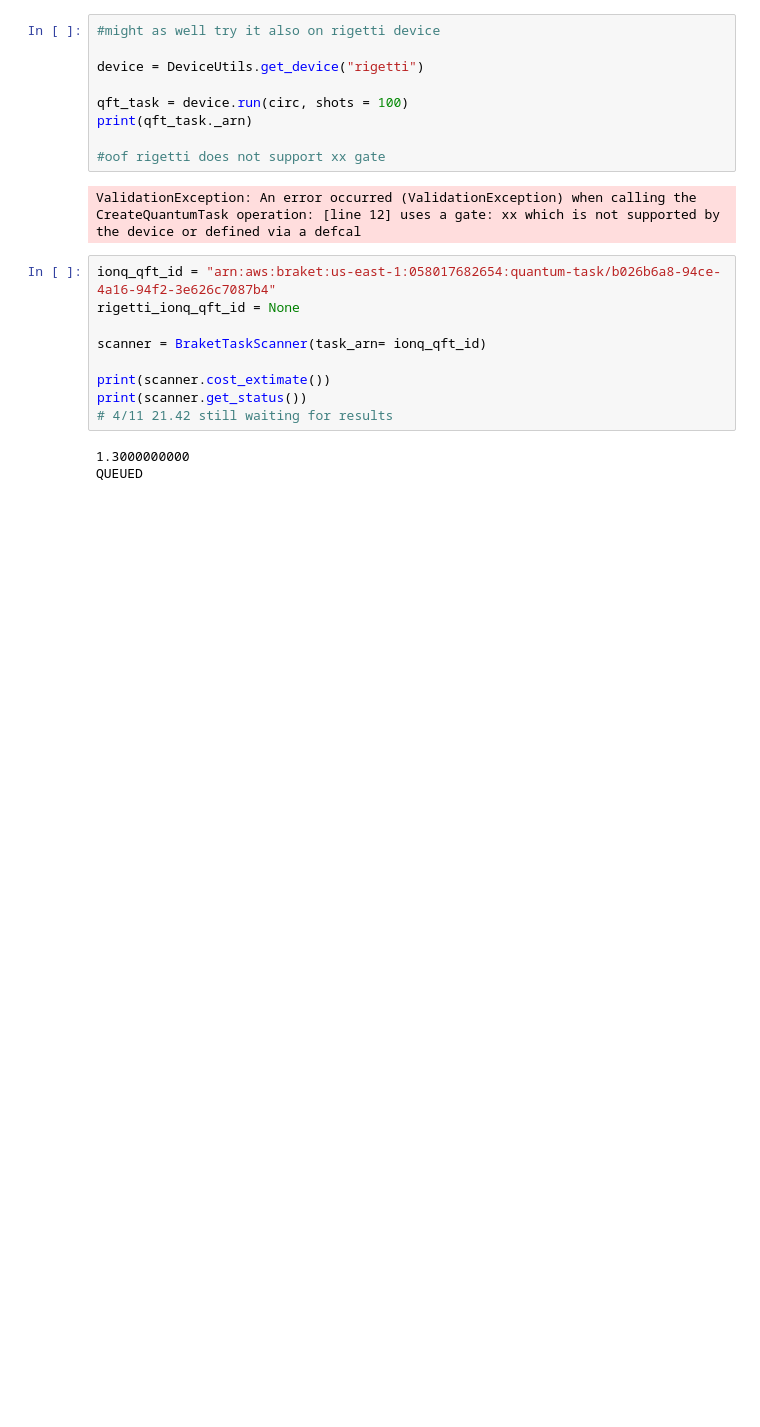
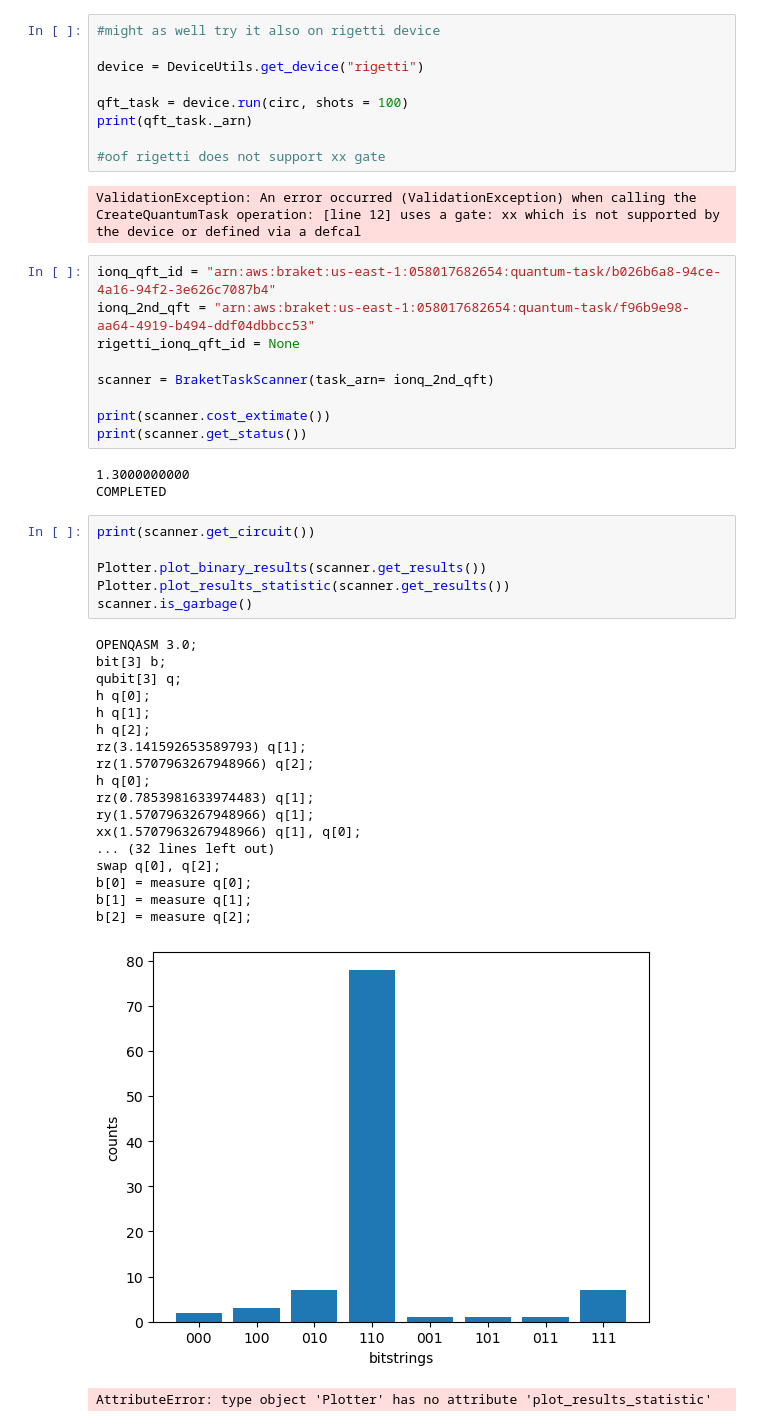
Before and after one commit to SwgAnno/QBench, a Jupyter notebook: IonQCphase.ipynb, the cells around one changed output. Drawn from its saved outputs; the diff is of its cells as text; blank space fills up the shorter version.

```diff
--- a/IonQCphase.ipynb
+++ b/IonQCphase.ipynb
@@ -272,13 +274,39 @@ print(qft_task._arn)
 ValidationException: An error occurred (ValidationException) when calling the CreateQuantumTask operation: [line 12] uses a gate: xx which is not supported by the device or defined via a defcal
 # %%
 ionq_qft_id = "arn:aws:braket:us-east-1:058017682654:quantum-task/b026b6a8-94ce-4a16-94f2-3e626c7087b4"
+ionq_2nd_qft = "arn:aws:braket:us-east-1:058017682654:quantum-task/f96b9e98-aa64-4919-b494-ddf04dbbcc53"
 rigetti_ionq_qft_id = None
 
-scanner = BraketTaskScanner(task_arn= ionq_qft_id)
+scanner = BraketTaskScanner(task_arn= ionq_2nd_qft)
 
 print(scanner.cost_extimate())
 print(scanner.get_status())
-# 4/11 21.42 still waiting for results
 # %% [output]
 1.3000000000
-QUEUED
+COMPLETED
+# %%
+print(scanner.get_circuit())
+
+Plotter.plot_binary_results(scanner.get_results())
+Plotter.plot_results_statistic(scanner.get_results())
+scanner.is_garbage()
+# %% [output]
+OPENQASM 3.0;
+bit[3] b;
+qubit[3] q;
+h q[0];
+h q[1];
+h q[2];
+rz(3.141592653589793) q[1];
+rz(1.5707963267948966) q[2];
+h q[0];
+rz(0.7853981633974483) q[1];
+ry(1.5707963267948966) q[1];
+xx(1.5707963267948966) q[1], q[0];
+... (32 lines left out)
+swap q[0], q[2];
+b[0] = measure q[0];
+b[1] = measure q[1];
+b[2] = measure q[2];
+[figure, added]
+AttributeError: type object 'Plotter' has no attribute 'plot_results_statistic'
```
Also changed, not shown: parts of 6 cells of this notebook, 1 other file.
